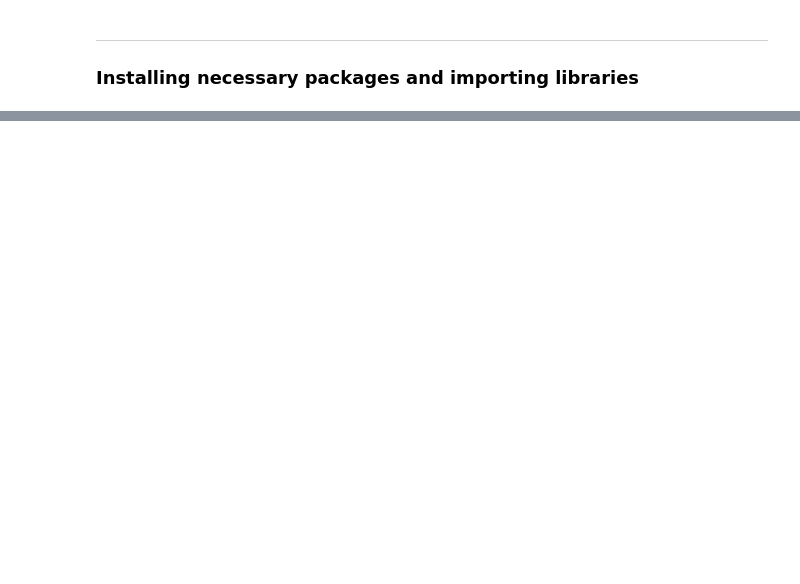
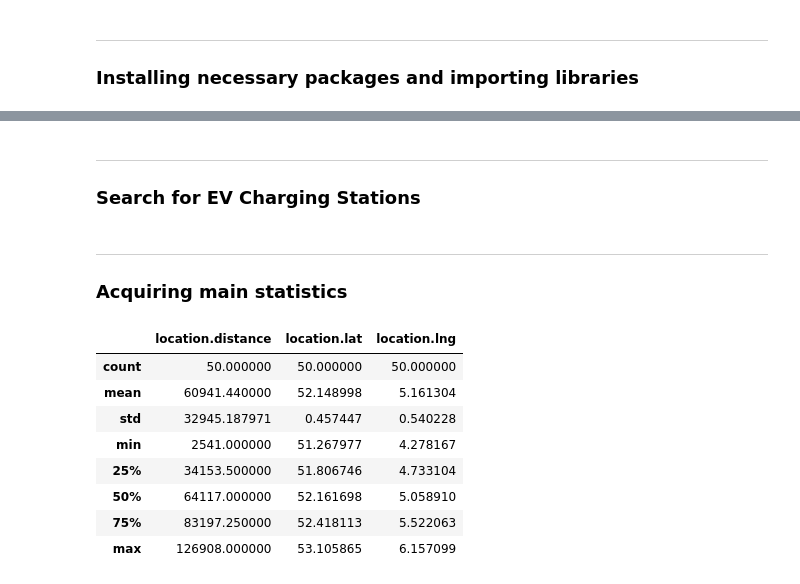
Before and after one commit to duringhof/Coursera_Capstone, a Jupyter notebook: EV_Charger_Capstone.ipynb, the cells around one changed output, grey strips where cells are left out. Cells and saved outputs as stored; diff of their text form; code cells hidden in the pictures; blank space fills up the shorter version.

```diff
--- a/EV_Charger_Capstone.ipynb
+++ b/EV_Charger_Capstone.ipynb
@@ -16,0 +82,3 @@ At the heart of the solution will be the foursquare location category "EV Chargi
+# %% [markdown]
+---
+### Search for EV Charging Stations
@@ -16,0 +105,15 @@ At the heart of the solution will be the foursquare location category "EV Chargi
+# %% [markdown]
+---
+### Acquiring main statistics
+# %%
+dataframe_EVCS_NL.describe()
+# %% [output]
+|  | location.distance | location.lat | location.lng |
+| count | 50.000000 | 50.000000 | 50.000000 |
+| mean | 60941.440000 | 52.148998 | 5.161304 |
+| std | 32945.187971 | 0.457447 | 0.540228 |
+| min | 2541.000000 | 51.267977 | 4.278167 |
+| 25% | 34153.500000 | 51.806746 | 4.733104 |
+| 50% | 64117.000000 | 52.161698 | 5.058910 |
+| 75% | 83197.250000 | 52.418113 | 5.522063 |
+| max | 126908.000000 | 53.105865 | 6.157099 |
```
Also changed, not shown: parts of 19 cells of this notebook.
